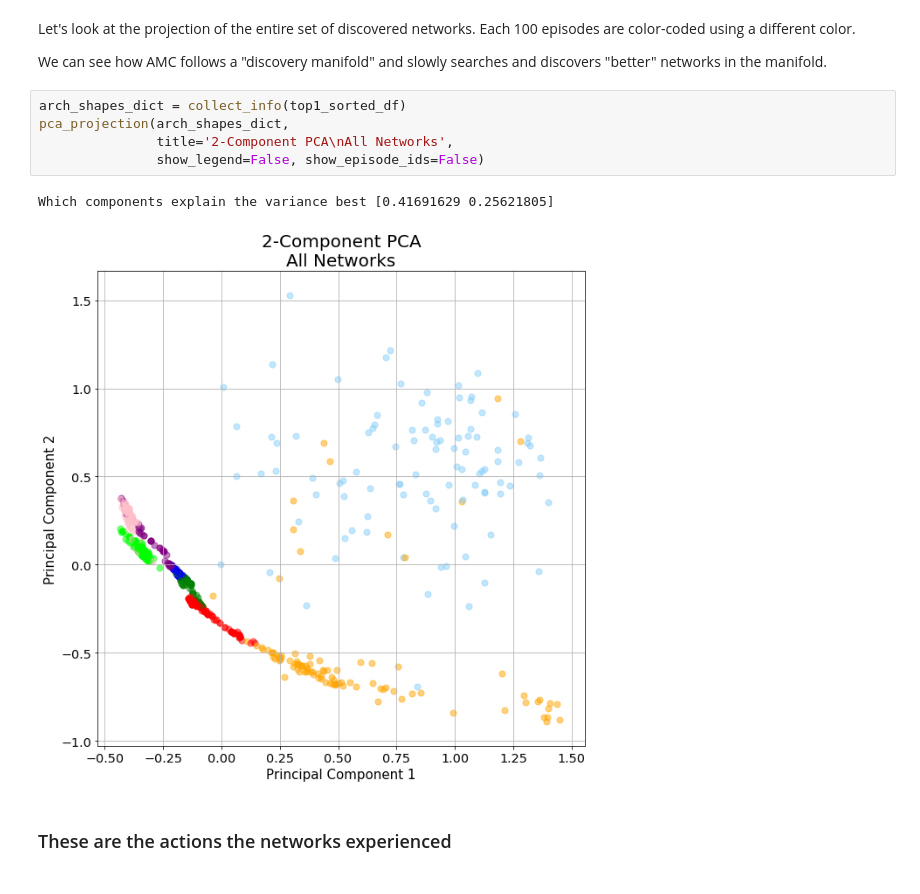
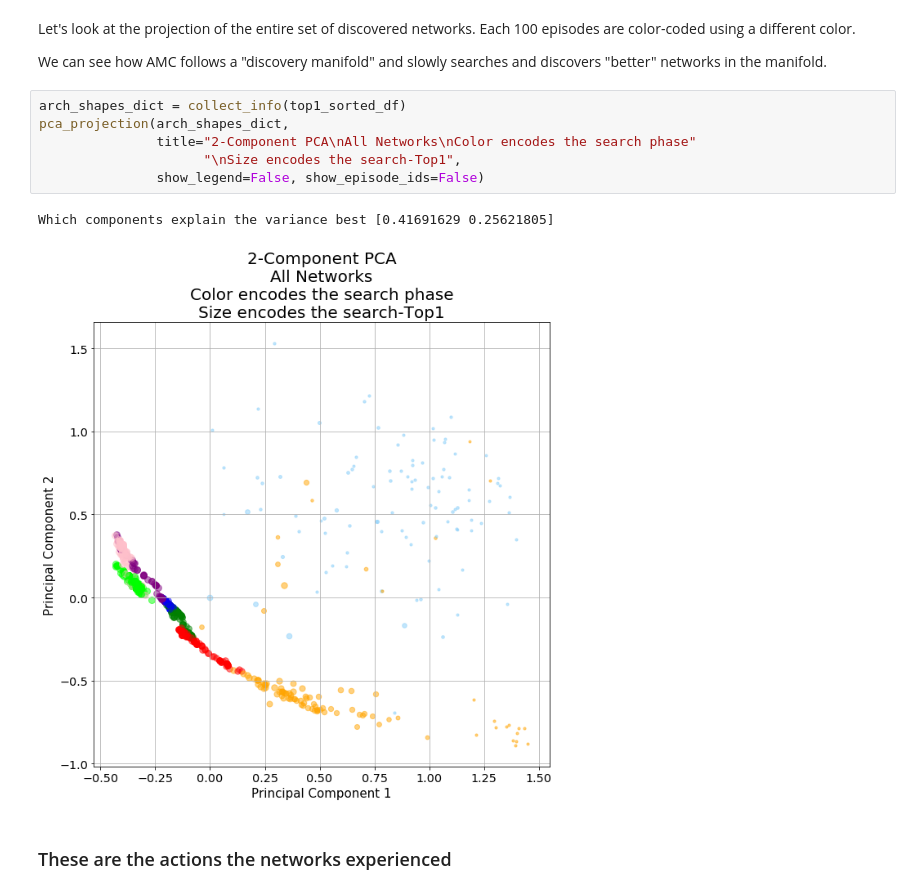
Before and after one commit to IntelLabs/distiller, a Jupyter notebook: examples/auto_compression/amc/jupyter/amc_worksheet.ipynb, the cells around one changed output. Cells and saved outputs as stored; diff of their text form.

```diff
--- a/examples/auto_compression/amc/jupyter/amc_worksheet.ipynb
+++ b/examples/auto_compression/amc/jupyter/amc_worksheet.ipynb
@@ -211,11 +165,12 @@ We can see how AMC follows a "discovery manifold" and slowly searches and discov
 # %%
 arch_shapes_dict = collect_info(top1_sorted_df)
 pca_projection(arch_shapes_dict,
-               title='2-Component PCA\nAll Networks',
+               title="2-Component PCA\nAll Networks\nColor encodes the search phase"
+                     "\nSize encodes the search-Top1",
                show_legend=False, show_episode_ids=False)
 # %% [output]
 Which components explain the variance best [0.41691629 0.25621805]
-[figure, old version]
+[figure, new version]
 # %% [markdown]
 ### These are the actions the networks experienced
 # %%
```
Also changed, not shown: parts of 2 cells of this notebook, 2 other files.
